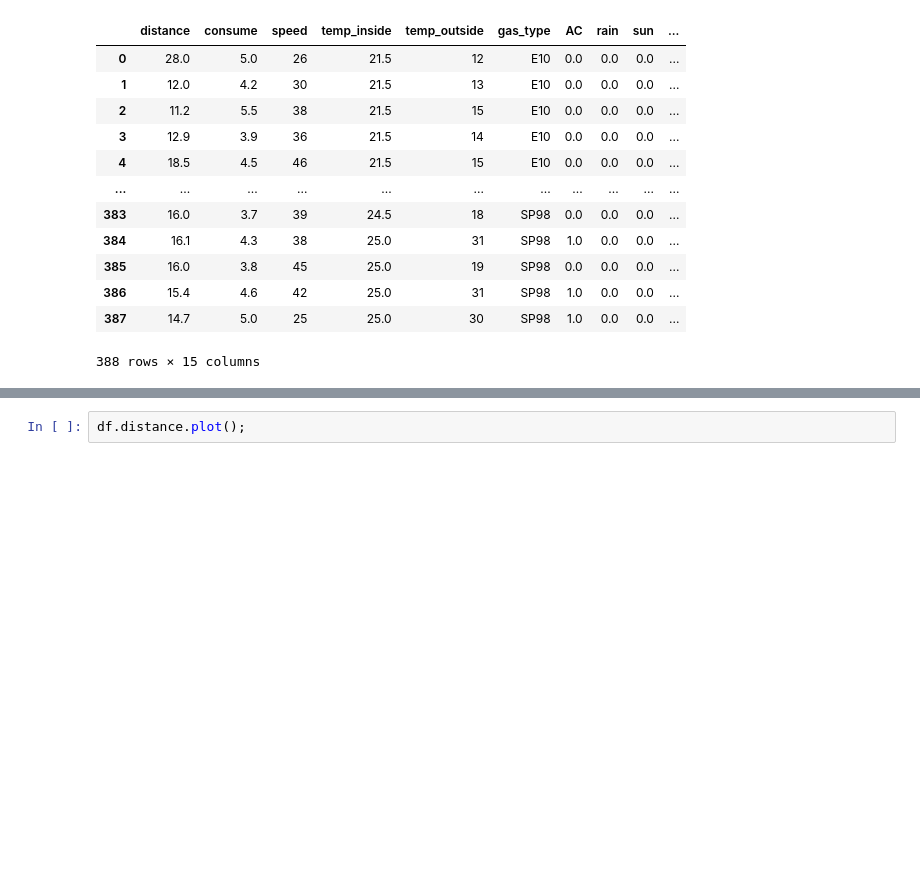
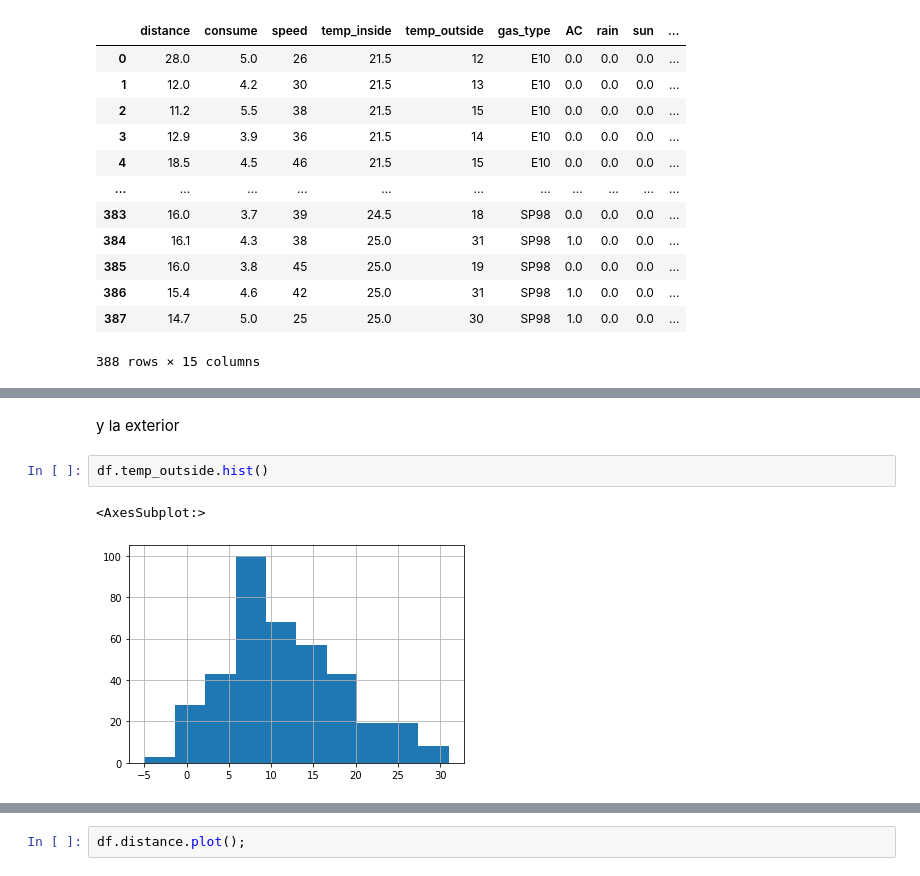
Before and after one commit to emilio-carrasco/cobify, a Jupyter notebook: Data_clean.ipynb, the cells around one changed output, grey strips where cells are left out. Drawn from its saved outputs; the diff is of its cells as text; blank space fills up the shorter version.

```diff
--- a/Data_clean.ipynb
+++ b/Data_clean.ipynb
@@ -329,0 +389,7 @@ df.drop('cooling', axis=1, inplace=True)
+# %% [markdown]
+y la exterior
+# %%
+df.temp_outside.hist()
+# %% [output]
+<AxesSubplot:>
+[figure, added]
```
Also changed, not shown: parts of 71 cells of this notebook, 11 other files.
